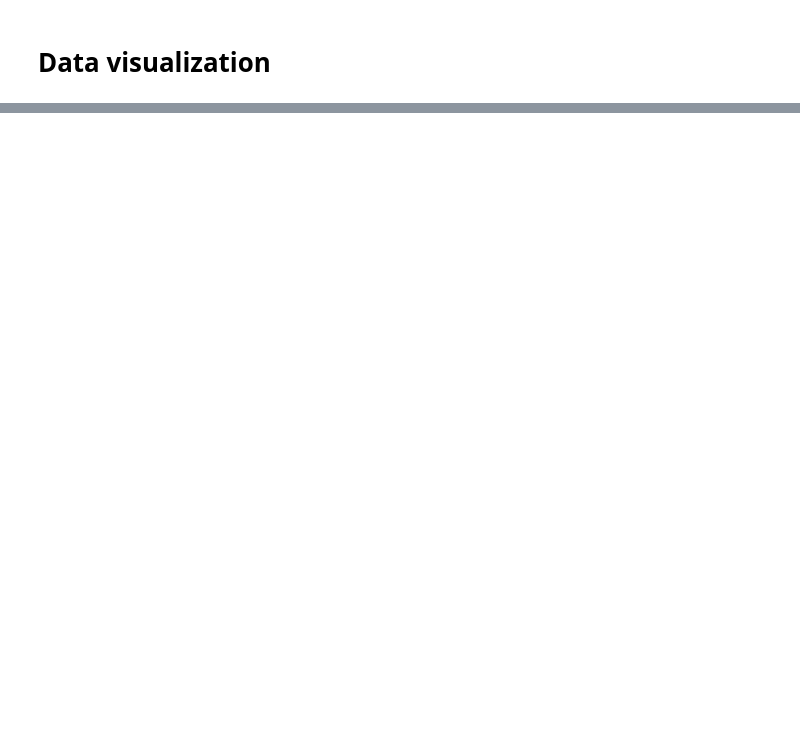
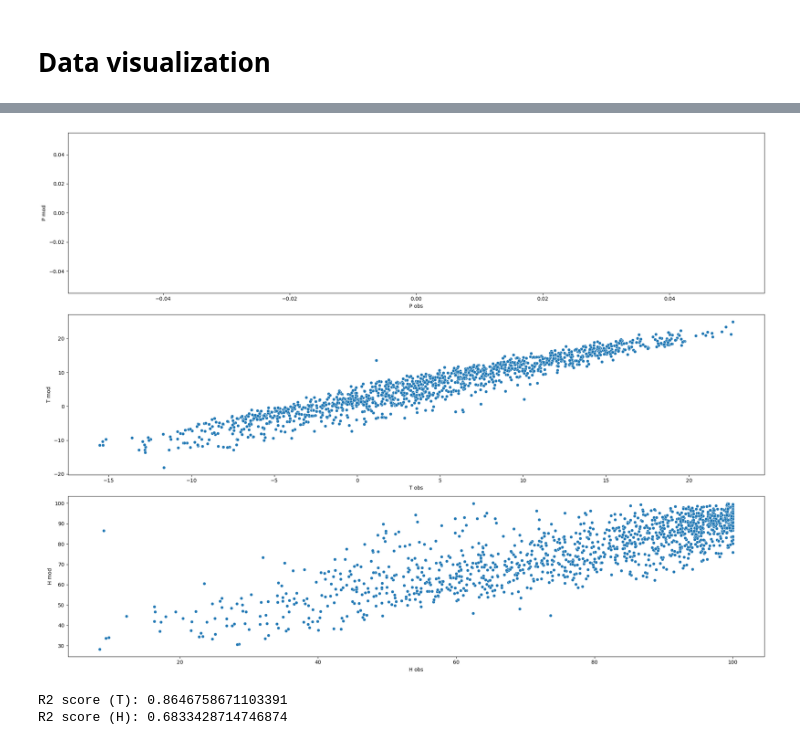
Before and after one commit to AIEnthousiast/Bias_Correction_Model, a Jupyter notebook: MasterNotebook.ipynb, the cells around one changed output, grey strips where cells are left out. Cells and saved outputs as stored; diff of their text form; code cells hidden in the pictures; blank space fills up the shorter version.

```diff
--- a/MasterNotebook.ipynb
+++ b/MasterNotebook.ipynb
@@ -87,0 +84,33 @@ for idx in range(len(targets)):
+# %%
+plt.figure(figsize=(20,15))
+for idx in range(len(targets)):
+    ax = plt.subplot(len(targets), 1, idx+1)
+
+    sns.scatterplot(x=station_0_data_augmented[obs_targets[idx]], y = station_0_data_augmented[mod_targets[idx]])
+
+    ax.set_xlabel(f"{obs_targets[idx]}")
+    ax.set_ylabel(f"{mod_targets[idx]}")
+
+    plt.tight_layout()
+plt.savefig("station_0.png")
+plt.show()*
+# %% [output]
+[figure, added]
+# %%
+from sklearn.metrics import r2_score
+
+
+for idx in range(len(targets)):
+    try:
+        obs  =  station_0_data_index.loc[:,obs_targets[idx]]
+        mod  = station_0_data_index.loc[:,mod_targets[idx]]
+        mod, obs = obs.align(mod, join="inner") #aligns values by date
+        mask =pd.isna(station_0_data_index[obs_targets[idx]]) & (pd.isna(station_0_data_index[mod_targets[idx]]) == False)
+        mask =  ~mask #mask for detecting all valid pair of data
+        print(f"R2 score ({targets[idx]}): {r2_score(mod[mask],
+                                                    obs[mask])}")
+    except Exception as e :
+        pass
+# %% [output]
+R2 score (T): 0.8646758671103391
+R2 score (H): 0.6833428714746874
```
Also changed, not shown: parts of 19 cells of this notebook, 2 other files.
